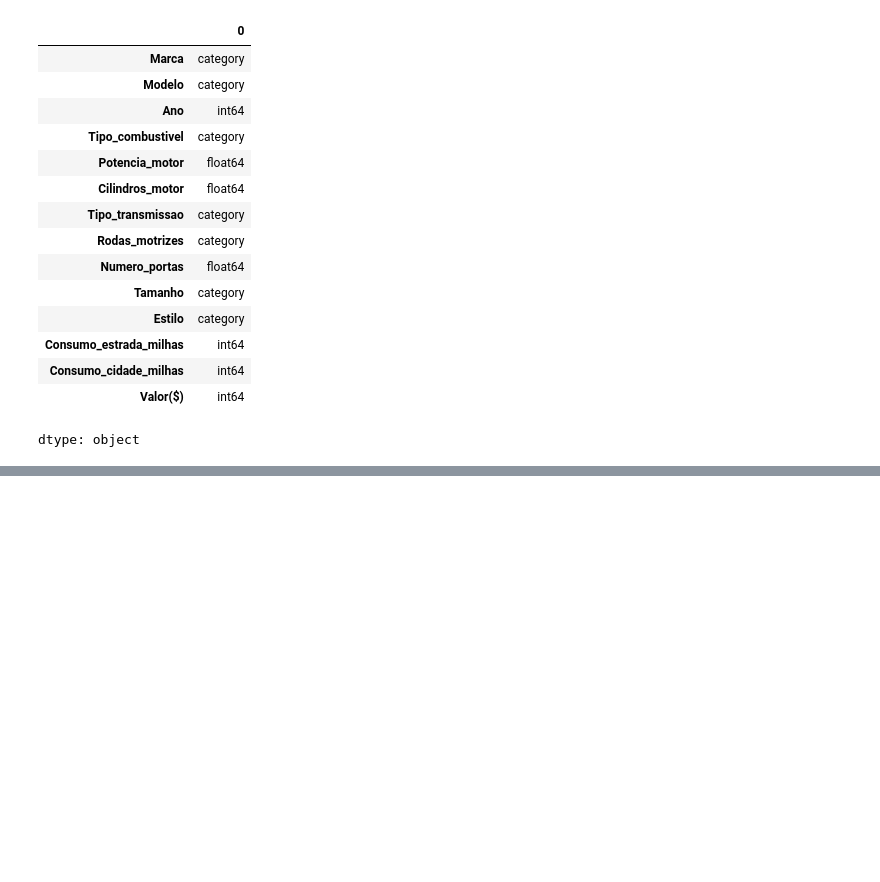
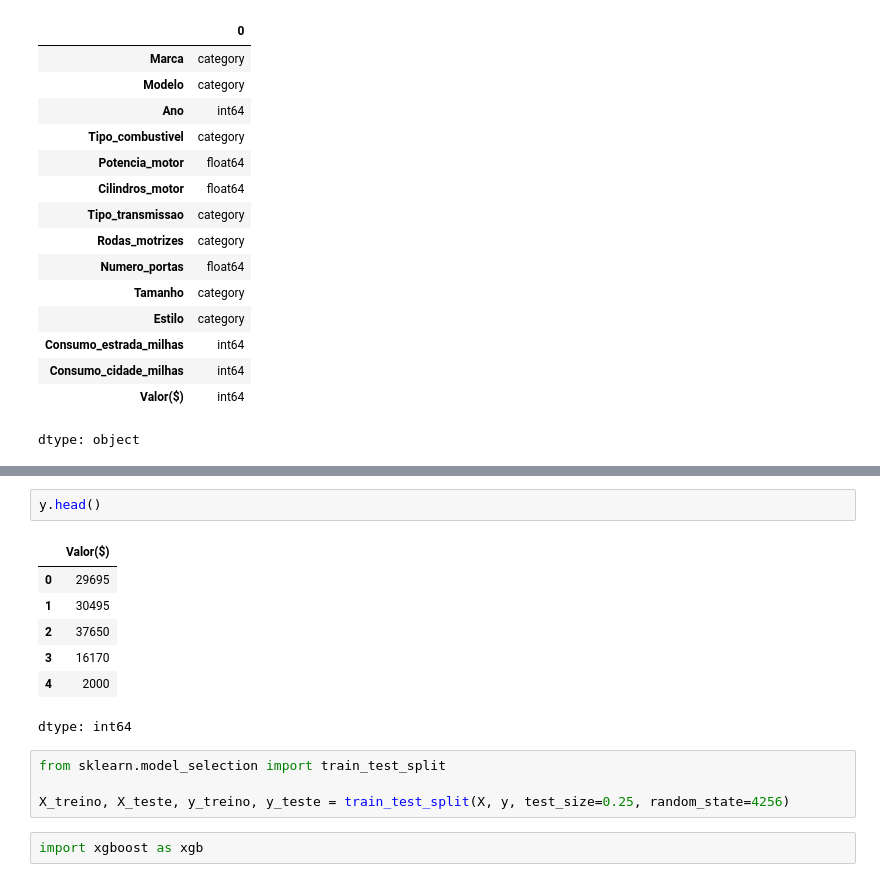
Before and after one commit to marcoamolinaro/machine-learning-alura, a Jupyter notebook: Regressão_Aprimorando_os_resultados_com_XGBoost/Projeto_Precificação_Automoveis_Usados.ipynb, the cells around one changed output, grey strips where cells are left out. Saved outputs shown, nothing was run; the diff lists cells and outputs as text; blank space fills up the shorter version.

Commit message:
Aula 02 - Utilizando XGBoost

```diff
--- a/Regressão_Aprimorando_os_resultados_com_XGBoost/Projeto_Precificação_Automoveis_Usados.ipynb
+++ b/Regressão_Aprimorando_os_resultados_com_XGBoost/Projeto_Precificação_Automoveis_Usados.ipynb
@@ -70,0 +83,16 @@ dtype: object
+# %%
+y.head()
+# %% [output]
+|  | Valor($) |
+| 0 | 29695 |
+| 1 | 30495 |
+| 2 | 37650 |
+| 3 | 16170 |
+| 4 | 2000 |
+dtype: int64
+# %%
+from sklearn.model_selection import train_test_split
+
+X_treino, X_teste, y_treino, y_teste = train_test_split(X, y, test_size=0.25, random_state=4256)
+# %%
+import xgboost as xgb
```
Also changed, not shown: parts of 12 cells of this notebook.
